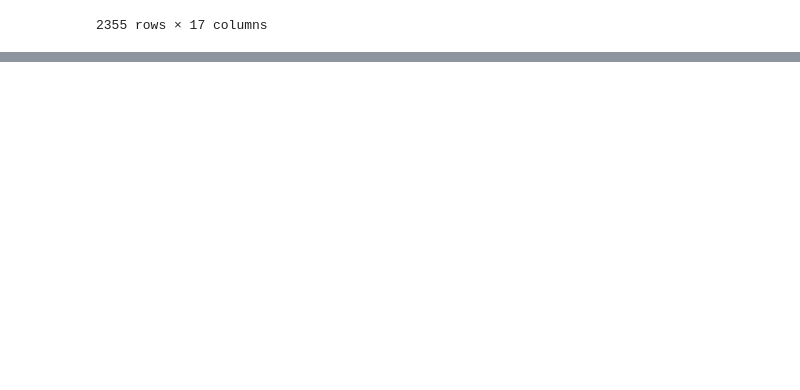
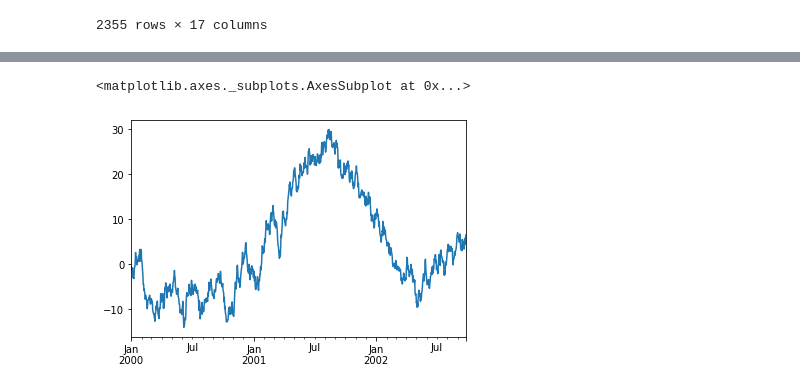
Before and after one commit to kgremillion/Analyzing_Pandemics, a Jupyter notebook: Data/Reading and Analyzing Data N1H1 America Region.ipynb.ipynb, the cells around one changed output, grey strips where cells are left out. Saved outputs shown, nothing was run; the diff lists cells and outputs as text; code cells hidden in the pictures; blank space fills up the shorter version.

```diff
--- a/Data/Reading and Analyzing Data N1H1 America Region.ipynb.ipynb
+++ b/Data/Reading and Analyzing Data N1H1 America Region.ipynb.ipynb
@@ -77,0 +143,14 @@ rename_influenza
+# %%
+#working with sample graphs to format mines
+
+
+ts = pd.Series(np.random.randn(1000),
+                   index=pd.date_range('1/1/2000', periods=1000))
+
+
+ts = ts.cumsum()
+
+ts.plot()
+# %% [output]
+<matplotlib.axes._subplots.AxesSubplot at 0x...>
+[figure, added]
```
Also changed, not shown: parts of 18 cells of this notebook, 3 other files.
